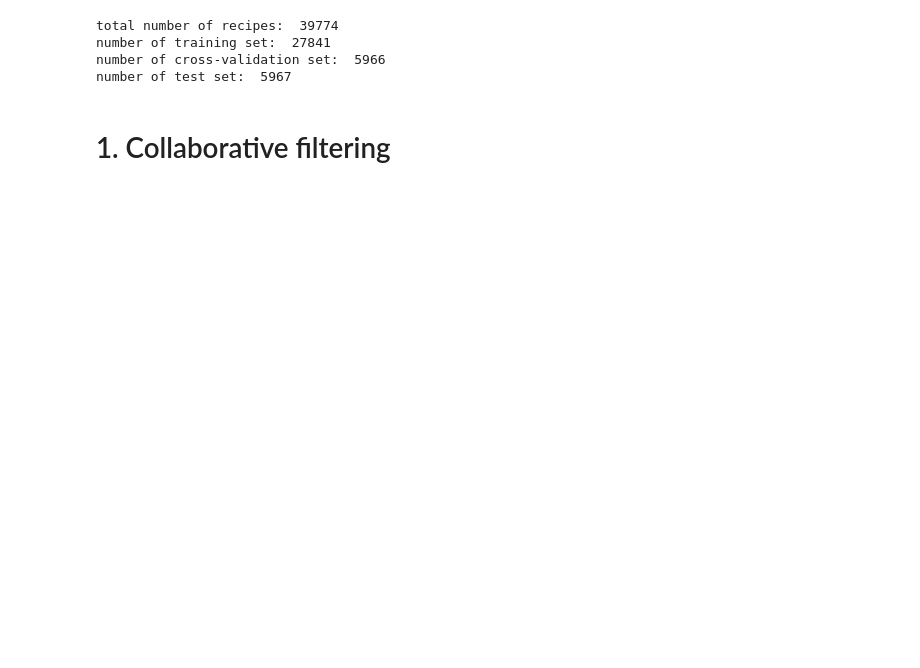
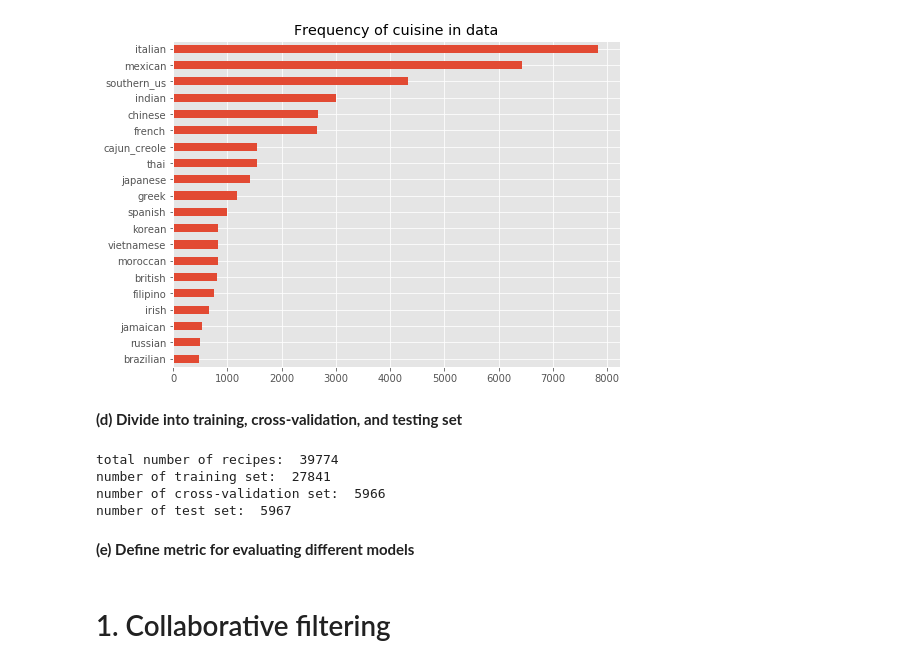
Before and after one commit to irishryoon/recipes, a Jupyter notebook: ingredients_recommendation.ipynb, the cells around one changed output. Cells and saved outputs as stored; diff of their text form; code cells hidden in the pictures; blank space fills up the shorter version.

```diff
--- a/ingredients_recommendation.ipynb
+++ b/ingredients_recommendation.ipynb
@@ -64,0 +173,4 @@ ingredients = [item['ingredients']+[item['cuisine']] for item in data]
+# %%
+# add cleaned up ingredients + cuisine to dataframe
+df['ing_cuisine'] = ingredients
+df.to_csv('data/ingredient_recommendation/data.csv')
@@ -75,2 +214,15 @@ maximum number of ingredients in a given recipe:  66
+# %%
+# Number of cuisine represented
+cuisine_count = {}
+for item in np.unique(cuisine):
+    cuisine_count[item] = cuisine.count(item)
+
+df['cuisine'].value_counts(ascending = True).plot(kind = 'barh', figsize=(8,6))
+plt.title('Frequency of cuisine in data')
+plt.show()
+# %% [output]
+[figure, added]
+# %% [markdown]
+<b> (d) Divide into training, cross-validation, and testing set </b>
 # %%
 # Divide into training (70%), cross-validation (15%), and testing set (15%)
@@ -128,3 +267,5 @@ with open("data/ingredient_recommendation/test_set.csv", 'r') as read_obj:
+# %% [markdown]
+<b> (e) Define metric for evaluating different models</b>
 # %% [markdown]
 # 1. Collaborative filtering
 # %% [markdown]
```
Also changed, not shown: parts of 17 cells of this notebook, 5 other files.
